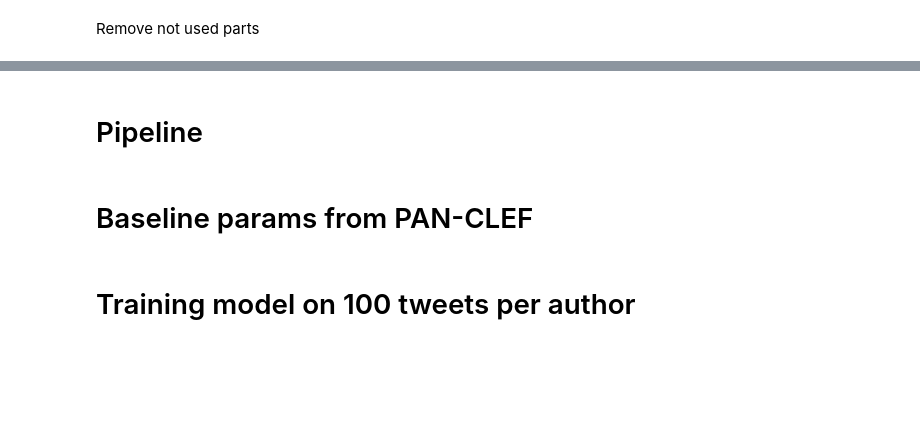
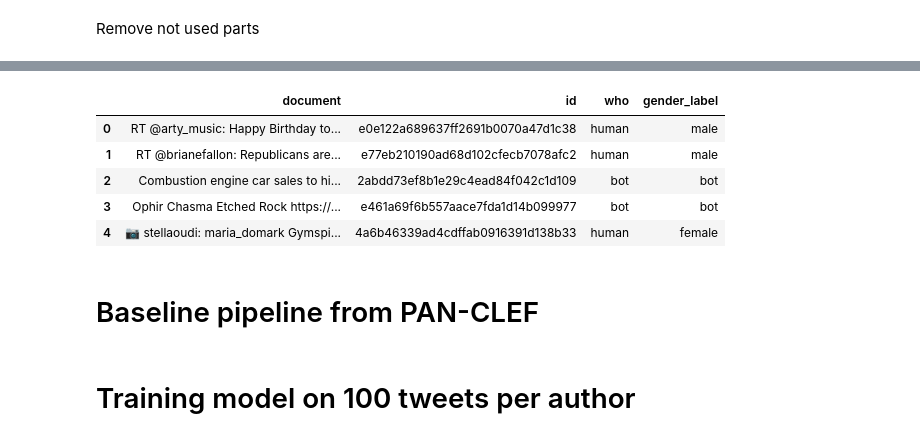
Before and after one commit to LeoneedDev/who_wrote_it_nlp, a Jupyter notebook: notebooks/Hypotesis.ipynb, the cells around one changed output, grey strips where cells are left out. Cells and saved outputs as stored; diff of their text form; code cells hidden in the pictures; blank space fills up the shorter version.

```diff
--- a/notebooks/Hypotesis.ipynb
+++ b/notebooks/Hypotesis.ipynb
@@ -91,15 +111,28 @@ train_df.head()
 # %%
 test_df = pd.DataFrame()
 for file in os.listdir(test_path):
     if not file.endswith(".xml"):
         continue
     try:
-        tmp_df['id'] = file.split(".")[0]
         tmp_df = pd.read_xml(os.path.join(test_path, file))
+        tmp_df["id"] = file.split(".")[0]
         test_df = pd.concat([test_df, tmp_df], ignore_index=True)
     except ValueError as e:
         print(f"Error reading file {file}: {e}")
 
-truth_test_df = pd.read_csv(os.path.join(training_path, "truth.txt"), sep=":::", header=None, names=["id", "who","gender_label"], engine="python")
+truth_test_df = pd.read_csv(
+    test_truth_path,
+    sep=":::",
+    header=None,
+    names=["id", "who", "gender_label"],
+    engine="python",
+)
 test_df = test_df.merge(truth_test_df, on="id", how="left")
 test_df.head()
+# %% [output]
+|  | document | id | who | gender_label |
+| 0 | RT @arty_music: Happy Birthday to... | e0e122a689637ff2691b0070a47d1c38 | human | male |
+| 1 | RT @brianefallon: Republicans are... | e77eb210190ad68d102cfecb7078afc2 | human | male |
+| 2 | Combustion engine car sales to hi... | 2abdd73ef8b1e29c4ead84f042c1d109 | bot | bot |
+| 3 | Ophir Chasma Etched Rock https://... | e461a69f6b557aace7fda1d14b099977 | bot | bot |
+| 4 | 📷 stellaoudi: maria_domark Gymspi... | 4a6b46339ad4cdffab0916391d138b33 | human | female |
@@ -106,4 +149,2 @@ test_df.head()
 # %% [markdown]
-# Pipeline
+# Baseline pipeline from PAN-CLEF
-# %% [markdown]
-# Baseline params from PAN-CLEF
```
Also changed, not shown: parts of 8 cells of this notebook, 2 other files.
